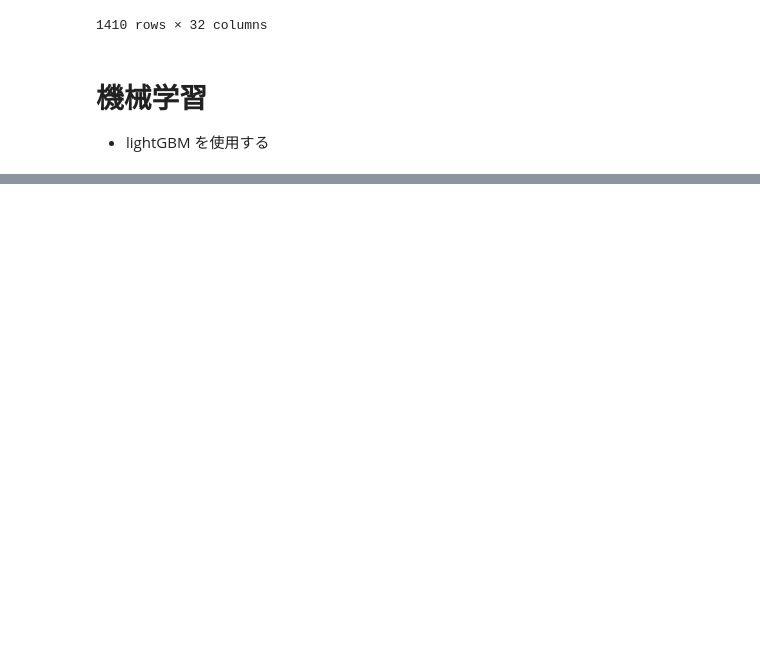
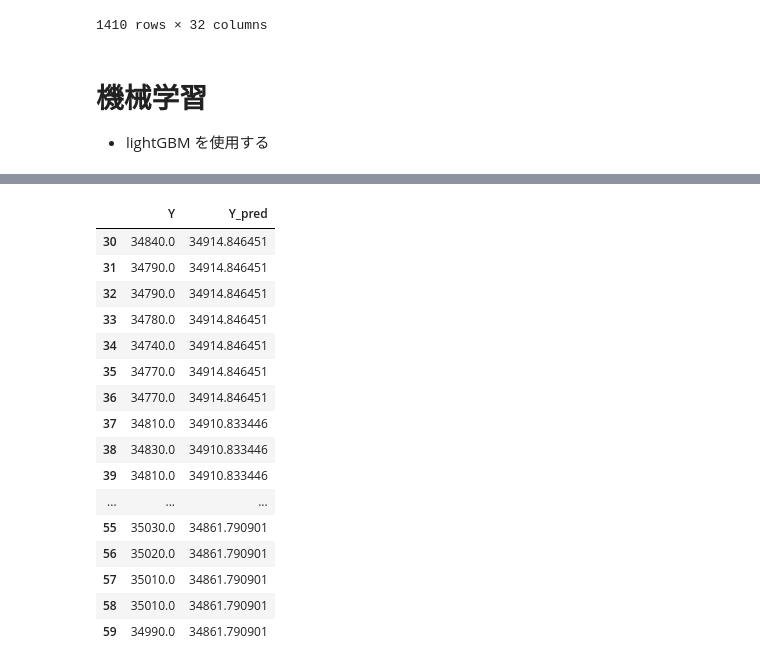
Before and after one commit to bitwalk123/stock-explorer, a Jupyter notebook: jupyter/analysis_day_trade_03.ipynb, the cells around one changed output, grey strips where cells are left out. Cells and saved outputs as stored; diff of their text form; code cells hidden in the pictures; blank space fills up the shorter version.

```diff
--- a/jupyter/analysis_day_trade_03.ipynb
+++ b/jupyter/analysis_day_trade_03.ipynb
@@ -94,0 +118,22 @@ df_dataset.loc[:, df_dataset.columns!='y']
+# %%
+y_pred = model.predict(X_test)
+df_pred = pd.DataFrame({'Y': list(y_test), 'Y_pred': list(y_pred)}, index=range(30, 60))
+df_pred
+# %% [output]
+|  | Y | Y_pred |
+| 30 | 34840.0 | 34914.846451 |
+| 31 | 34790.0 | 34914.846451 |
+| 32 | 34790.0 | 34914.846451 |
+| 33 | 34780.0 | 34914.846451 |
+| 34 | 34740.0 | 34914.846451 |
+| 35 | 34770.0 | 34914.846451 |
+| 36 | 34770.0 | 34914.846451 |
+| 37 | 34810.0 | 34910.833446 |
+| 38 | 34830.0 | 34910.833446 |
+| 39 | 34810.0 | 34910.833446 |
+| ... | ... | ... |
+| 55 | 35030.0 | 34861.790901 |
+| 56 | 35020.0 | 34861.790901 |
+| 57 | 35010.0 | 34861.790901 |
+| 58 | 35010.0 | 34861.790901 |
+| 59 | 34990.0 | 34861.790901 |
```
Also changed, not shown: parts of 4 cells of this notebook, 2 other files.
